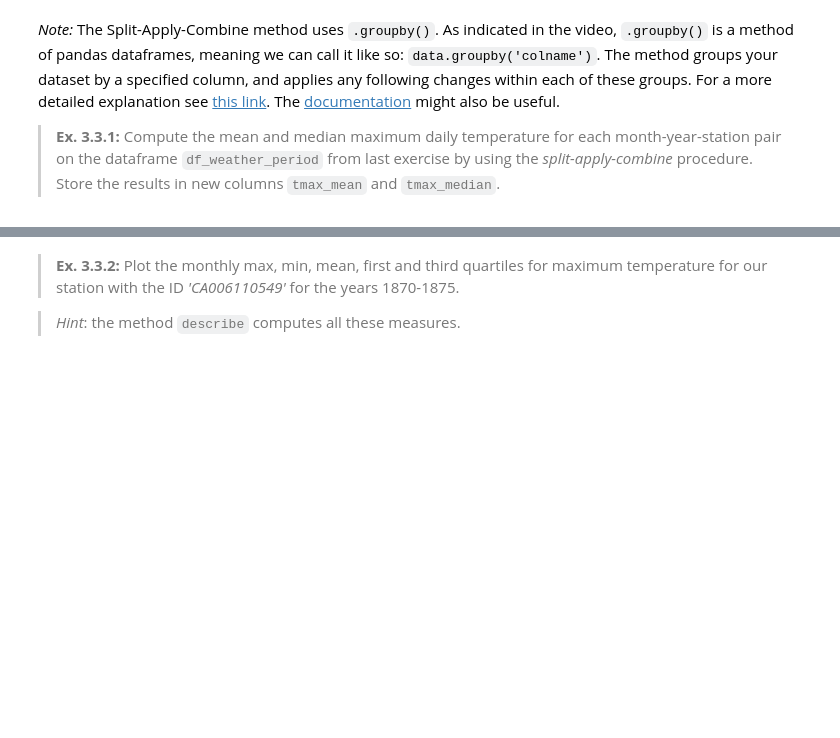
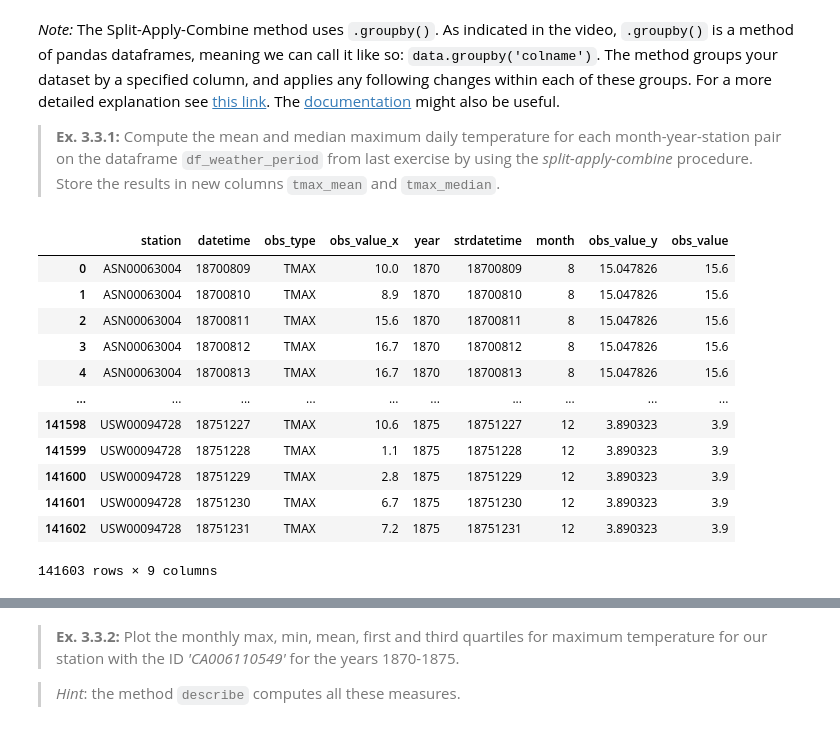
Before and after one commit to FrederikBarkholt/GruppeISDS22, a Jupyter notebook: module_3/module_3_exercises.ipynb, the cells around one changed output, grey strips where cells are left out. Drawn from its saved outputs; the diff is of its cells as text; code cells hidden in the pictures; blank space fills up the shorter version.

```diff
--- a/module_3/module_3_exercises.ipynb
+++ b/module_3/module_3_exercises.ipynb
@@ -119,0 +199,24 @@ YouTubeVideo('pZinSHCRgbA', width=640, height=360)
+# %%
+mean_df = df_weather.groupby(split_vars, as_index=False)['obs_value'].mean()
+# %%
+median_df = df_weather.groupby(split_vars, as_index=False)['obs_value'].median()
+# %%
+df_1 = pd.merge(df_weather, mean_df, on=split_vars, how='left')
+# %%
+final_df = pd.merge(df_1, median_df, on=split_vars, how='left')
+# %%
+final_df
+# %% [output]
+|  | station | datetime | obs_type | obs_value_x | year | strdatetime | month | obs_value_y | obs_value |
+| 0 | ASN00063004 | 18700809 | TMAX | 10.0 | 1870 | 18700809 | 8 | 15.047826 | 15.6 |
+| 1 | ASN00063004 | 18700810 | TMAX | 8.9 | 1870 | 18700810 | 8 | 15.047826 | 15.6 |
+| 2 | ASN00063004 | 18700811 | TMAX | 15.6 | 1870 | 18700811 | 8 | 15.047826 | 15.6 |
+| 3 | ASN00063004 | 18700812 | TMAX | 16.7 | 1870 | 18700812 | 8 | 15.047826 | 15.6 |
+| 4 | ASN00063004 | 18700813 | TMAX | 16.7 | 1870 | 18700813 | 8 | 15.047826 | 15.6 |
+| ... | ... | ... | ... | ... | ... | ... | ... | ... | ... |
+| 141598 | USW00094728 | 18751227 | TMAX | 10.6 | 1875 | 18751227 | 12 | 3.890323 | 3.9 |
+| 141599 | USW00094728 | 18751228 | TMAX | 1.1 | 1875 | 18751228 | 12 | 3.890323 | 3.9 |
+| 141600 | USW00094728 | 18751229 | TMAX | 2.8 | 1875 | 18751229 | 12 | 3.890323 | 3.9 |
+| 141601 | USW00094728 | 18751230 | TMAX | 6.7 | 1875 | 18751230 | 12 | 3.890323 | 3.9 |
+| 141602 | USW00094728 | 18751231 | TMAX | 7.2 | 1875 | 18751231 | 12 | 3.890323 | 3.9 |
+141603 rows × 9 columns
```
Also changed, not shown: parts of 17 cells of this notebook, 1 other file.
